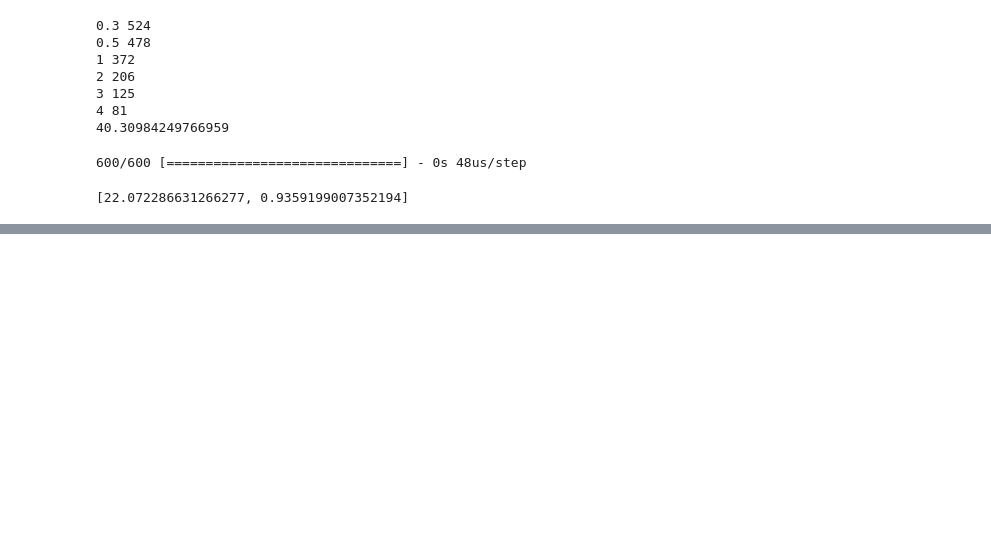
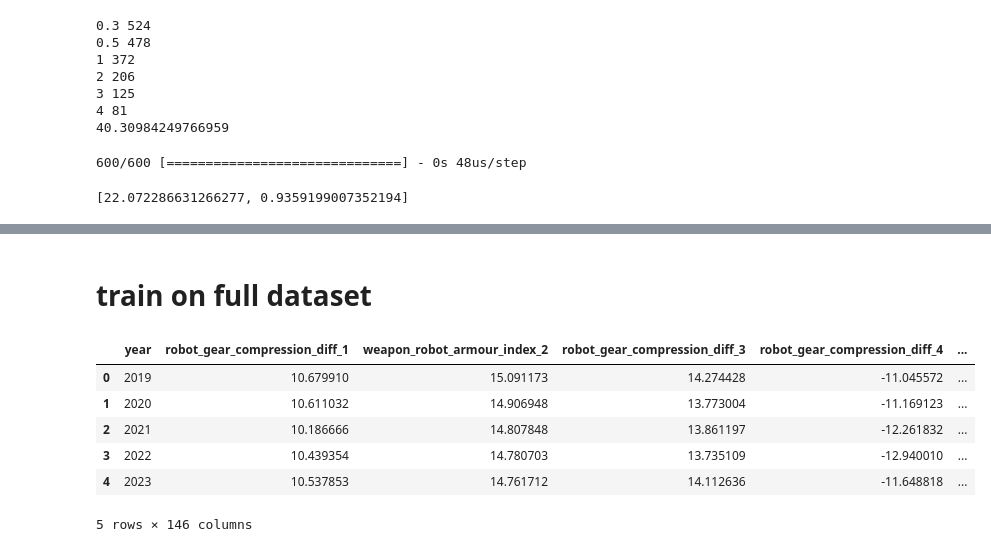
Before and after one commit to otzhora/vc_contest, a Jupyter notebook: pick_into_dataset.ipynb, the cells around one changed output, grey strips where cells are left out. Cells and saved outputs as stored; diff of their text form; code cells hidden in the pictures; blank space fills up the shorter version.

```diff
--- a/pick_into_dataset.ipynb
+++ b/pick_into_dataset.ipynb
@@ -227,0 +390,14 @@ save_model(model, 991)
+# %% [markdown]
+# train on full dataset
+# %%
+dataset = pd.read_csv('./robot_data/train_data.csv')
+# %%
+dataset.head()
+# %% [output]
+|  | year | robot_gear_compression_diff_1 | weapon_robot_armour_index_2 | robot_gear_compression_diff_3 | robot_gear_compression_diff_4 | ... |
+| 0 | 2019 | 10.679910 | 15.091173 | 14.274428 | -11.045572 | ... |
+| 1 | 2020 | 10.611032 | 14.906948 | 13.773004 | -11.169123 | ... |
+| 2 | 2021 | 10.186666 | 14.807848 | 13.861197 | -12.261832 | ... |
+| 3 | 2022 | 10.439354 | 14.780703 | 13.735109 | -12.940010 | ... |
+| 4 | 2023 | 10.537853 | 14.761712 | 14.112636 | -11.648818 | ... |
+5 rows × 146 columns
```
Also changed, not shown: parts of 36 cells of this notebook, 2 other files.
